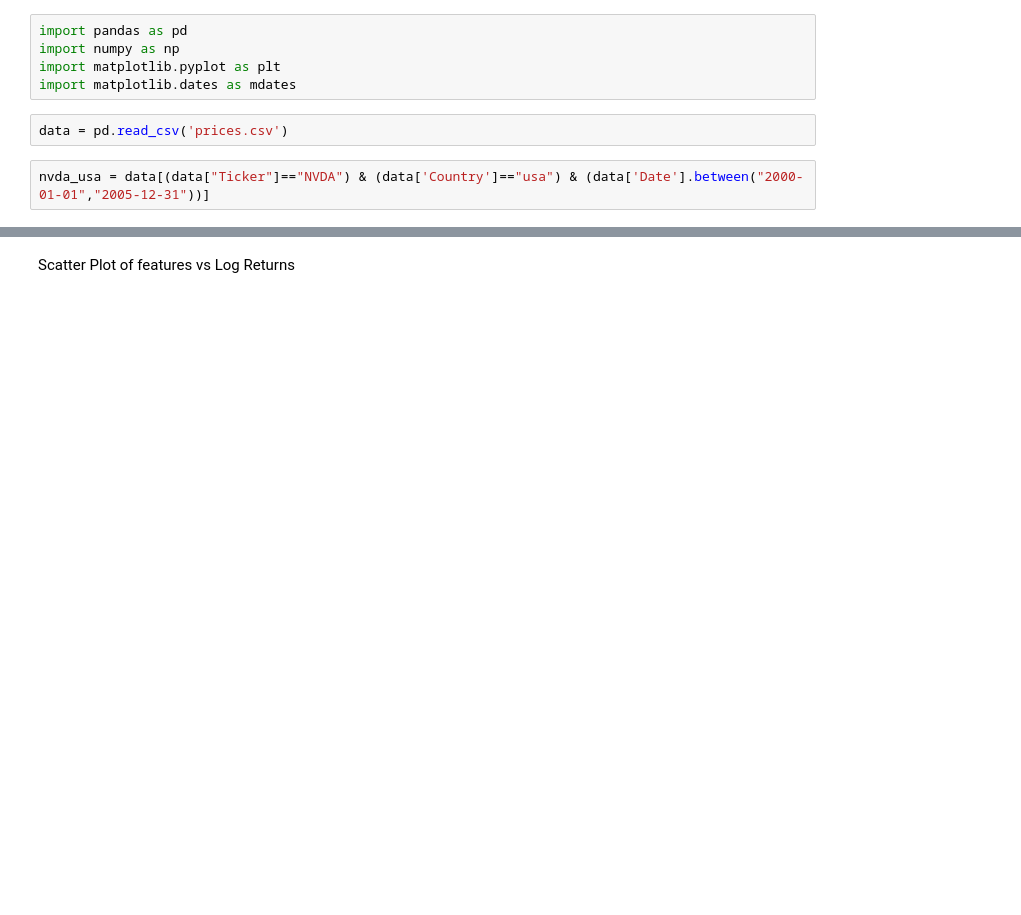
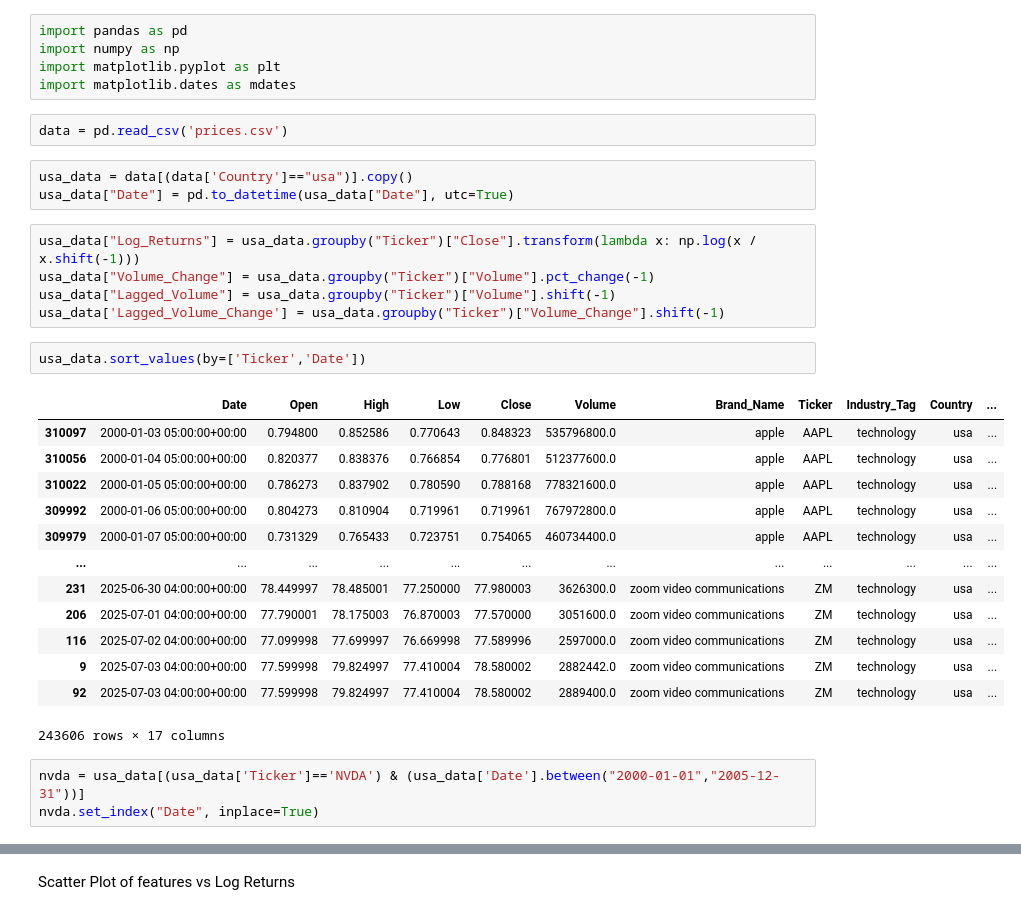
Before and after one commit to paulomercado/pracsem, a Jupyter notebook: Aug16HW/Mercado20250816_HW.ipynb, the cells around one changed output, grey strips where cells are left out. Cells and saved outputs as stored; diff of their text form; blank space fills up the shorter version.

```diff
--- a/Aug16HW/Mercado20250816_HW.ipynb
+++ b/Aug16HW/Mercado20250816_HW.ipynb
@@ -5,5 +5,30 @@ import matplotlib.pyplot as plt
 import matplotlib.dates as mdates
 # %%
 data = pd.read_csv('prices.csv')
+# %%
+usa_data = data[(data['Country']=="usa")].copy()
+usa_data["Date"] = pd.to_datetime(usa_data["Date"], utc=True)
+# %%
+usa_data["Log_Returns"] = usa_data.groupby("Ticker")["Close"].transform(lambda x: np.log(x / x.shift(-1)))
+usa_data["Volume_Change"] = usa_data.groupby("Ticker")["Volume"].pct_change(-1)
+usa_data["Lagged_Volume"] = usa_data.groupby("Ticker")["Volume"].shift(-1)
+usa_data['Lagged_Volume_Change'] = usa_data.groupby("Ticker")["Volume_Change"].shift(-1)
+# %%
+usa_data.sort_values(by=['Ticker','Date'])
+# %% [output]
+|  | Date | Open | High | Low | Close | Volume | Brand_Name | Ticker | Industry_Tag | Country | ... |
+| 310097 | 2000-01-03 05:00:00+00:00 | 0.794800 | 0.852586 | 0.770643 | 0.848323 | 535796800.0 | apple | AAPL | technology | usa | ... |
+| 310056 | 2000-01-04 05:00:00+00:00 | 0.820377 | 0.838376 | 0.766854 | 0.776801 | 512377600.0 | apple | AAPL | technology | usa | ... |
+| 310022 | 2000-01-05 05:00:00+00:00 | 0.786273 | 0.837902 | 0.780590 | 0.788168 | 778321600.0 | apple | AAPL | technology | usa | ... |
+| 309992 | 2000-01-06 05:00:00+00:00 | 0.804273 | 0.810904 | 0.719961 | 0.719961 | 767972800.0 | apple | AAPL | technology | usa | ... |
+| 309979 | 2000-01-07 05:00:00+00:00 | 0.731329 | 0.765433 | 0.723751 | 0.754065 | 460734400.0 | apple | AAPL | technology | usa | ... |
+| ... | ... | ... | ... | ... | ... | ... | ... | ... | ... | ... | ... |
+| 231 | 2025-06-30 04:00:00+00:00 | 78.449997 | 78.485001 | 77.250000 | 77.980003 | 3626300.0 | zoom video communications | ZM | technology | usa | ... |
+| 206 | 2025-07-01 04:00:00+00:00 | 77.790001 | 78.175003 | 76.870003 | 77.570000 | 3051600.0 | zoom video communications | ZM | technology | usa | ... |
+| 116 | 2025-07-02 04:00:00+00:00 | 77.099998 | 77.699997 | 76.669998 | 77.589996 | 2597000.0 | zoom video communications | ZM | technology | usa | ... |
+| 9 | 2025-07-03 04:00:00+00:00 | 77.599998 | 79.824997 | 77.410004 | 78.580002 | 2882442.0 | zoom video communications | ZM | technology | usa | ... |
+| 92 | 2025-07-03 04:00:00+00:00 | 77.599998 | 79.824997 | 77.410004 | 78.580002 | 2889400.0 | zoom video communications | ZM | technology | usa | ... |
+243606 rows × 17 columns
 # %%
-nvda_usa = data[(data["Ticker"]=="NVDA") & (data['Country']=="usa") & (data['Date'].between("2000-01-01","2005-12-31"))]
+nvda = usa_data[(usa_data['Ticker']=='NVDA') & (usa_data['Date'].between("2000-01-01","2005-12-31"))]
+nvda.set_index("Date", inplace=True)
```
Also changed, not shown: parts of 8 cells of this notebook.
